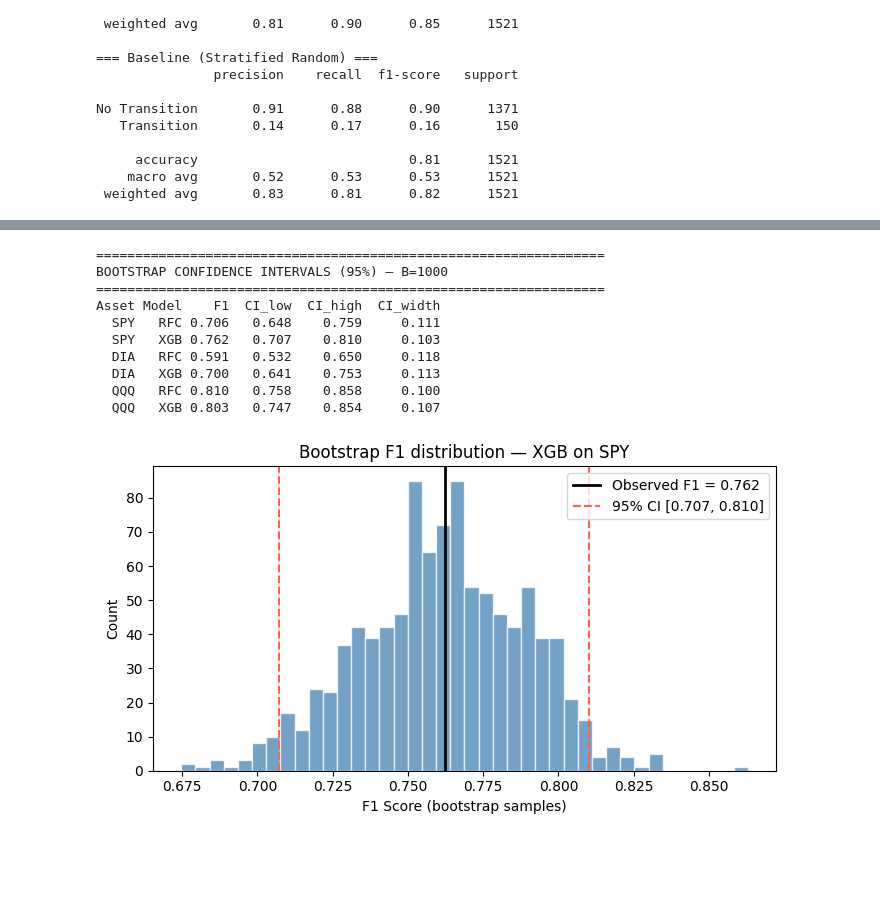
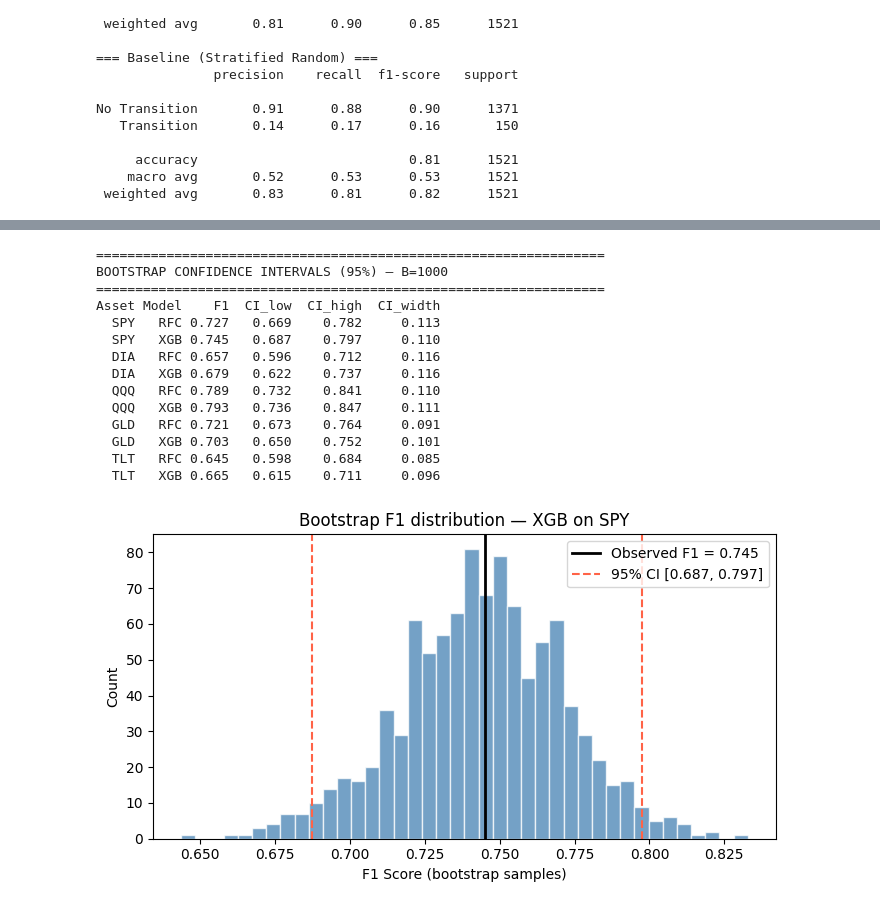
Before and after one commit to Bissapinho/Trend-classifier, a Jupyter notebook: notebooks/02_model_selection.ipynb, the cells around one changed output, grey strips where cells are left out. Cells and saved outputs as stored; diff of their text form; code cells hidden in the pictures; blank space fills up the shorter version.

```diff
--- a/notebooks/02_model_selection.ipynb
+++ b/notebooks/02_model_selection.ipynb
@@ -119,10 +278,10 @@ No Transition       0.91      0.88      0.90      1371
 # %%
-rfc = RFCModel(
-    n_estimators=500,
-    max_depth=6,
-    min_samples_split=6,
-    min_samples_leaf=3
-)
+rfc = RFCModel(n_estimators=346,
+            max_depth=9,
+            min_samples_split=17,
+            min_samples_leaf=5,
+            max_features=0.5463,
+        )
 rfc.fit(X_train, y_train)
 
 y_proba_rfc = rfc.predict_proba(X_test)
@@ -153,22 +312,0 @@ Threshold | Precision | Recall |  F1   | N_pred
-# %%
-xgb = XGBModel(
-    n_estimators=300,
-    max_depth=5,
-    learning_rate=0.03,
-    subsample=0.6,
-    colsample_bytree=0.7,
-    eval_metric='logloss',
-    verbosity=0
-)
-xgb.fit(X_train, y_train)
-
-y_proba_xgb = xgb.predict_proba(X_test)
-print("Threshold | Precision | Recall |  F1   | N_pred")
-print("-" * 52)
-for t in np.arange(0.3, 0.95, 0.05):
-    pred = (y_proba_xgb >= t).astype(int)
-    if pred.sum() > 0:
-        p = precision_score(y_test, pred, zero_division=0)
-        r = recall_score(y_test, pred, zero_division=0)
-        f = f1_score(y_test, pred, zero_division=0)
-        print(f"  {t:.2f}    |   {p:.3f}   |  {r:.3f} | {f:.3f} | {pred.sum()}")
@@ -320,41 +462,45 @@ def run_bootstrap_all_assets(rfc_model, xgb_model, thresh_rfc, thresh_xgb,
     return df_ci
 
 
-df_ci = run_bootstrap_all_assets(rfc, xgb, 0.65, 0.90,
-                                 tickers=['SPY', 'DIA', 'QQQ'])
+df_ci = run_bootstrap_all_assets(rfc, xgb, 0.65, 0.85,
+                                 tickers=['SPY', 'DIA', 'QQQ', 'GLD', 'TLT'])
 # %% [output]
 =================================================================
 BOOTSTRAP CONFIDENCE INTERVALS (95%) — B=1000
 =================================================================
 Asset Model    F1  CI_low  CI_high  CI_width
-  SPY   RFC 0.706   0.648    0.759     0.111
-  SPY   XGB 0.762   0.707    0.810     0.103
-  DIA   RFC 0.591   0.532    0.650     0.118
-  DIA   XGB 0.700   0.641    0.753     0.113
-  QQQ   RFC 0.810   0.758    0.858     0.100
-  QQQ   XGB 0.803   0.747    0.854     0.107
+  SPY   RFC 0.727   0.669    0.782     0.113
+  SPY   XGB 0.745   0.687    0.797     0.110
+  DIA   RFC 0.657   0.596    0.712     0.116
+  DIA   XGB 0.679   0.622    0.737     0.116
+  QQQ   RFC 0.789   0.732    0.841     0.110
+  QQQ   XGB 0.793   0.736    0.847     0.111
+  GLD   RFC 0.721   0.673    0.764     0.091
+  GLD   XGB 0.703   0.650    0.752     0.101
+  TLT   RFC 0.645   0.598    0.684     0.085
+  TLT   XGB 0.665   0.615    0.711     0.096
 # %%
 def plot_bootstrap_dist(y_true, y_pred, ticker, model_name, B=1000):
     f1_obs, ci_low, ci_high, f1_boot = bootstrap_f1_ci(y_true, y_pred, B=B)
 
     fig, ax = plt.subplots(figsize=(7, 4))
     ax.hist(f1_boot, bins=40, color='steelblue', alpha=0.75, edgecolor='white')
     ax.axvline(f1_obs,  color='black',  lw=2,   label=f'Observed F1 = {f1_obs:.3f}')
     ax.axvline(ci_low,  color='tomato', lw=1.5, linestyle='--',
                label=f'95% CI [{ci_low:.3f}, {ci_high:.3f}]')
     ax.axvline(ci_high, color='tomato', lw=1.5, linestyle='--')
     ax.set_xlabel('F1 Score (bootstrap samples)')
     ax.set_ylabel('Count')
     ax.set_title(f'Bootstrap F1 distribution — {model_name} on {ticker}')
     ax.legend()
     plt.tight_layout()
     plt.savefig(f'bootstrap_{model_name}_{ticker}.png', dpi=150)
     plt.show()
 
 
-# Example: XGB on SPY
+#xgb example
 X_spy_test, y_spy_test = prepare_asset('SPY')
-y_pred_xgb_spy = (xgb.predict_proba(X_spy_test) >= 0.90).astype(int)
+y_pred_xgb_spy = (xgb.predict_proba(X_spy_test) >= 0.85).astype(int)
 plot_bootstrap_dist(y_spy_test, y_pred_xgb_spy, 'SPY', 'XGB')
 # %% [output]
-[figure, old version]
+[figure, new version]
```
Also changed, not shown: parts of 13 cells of this notebook, 1 other file.
